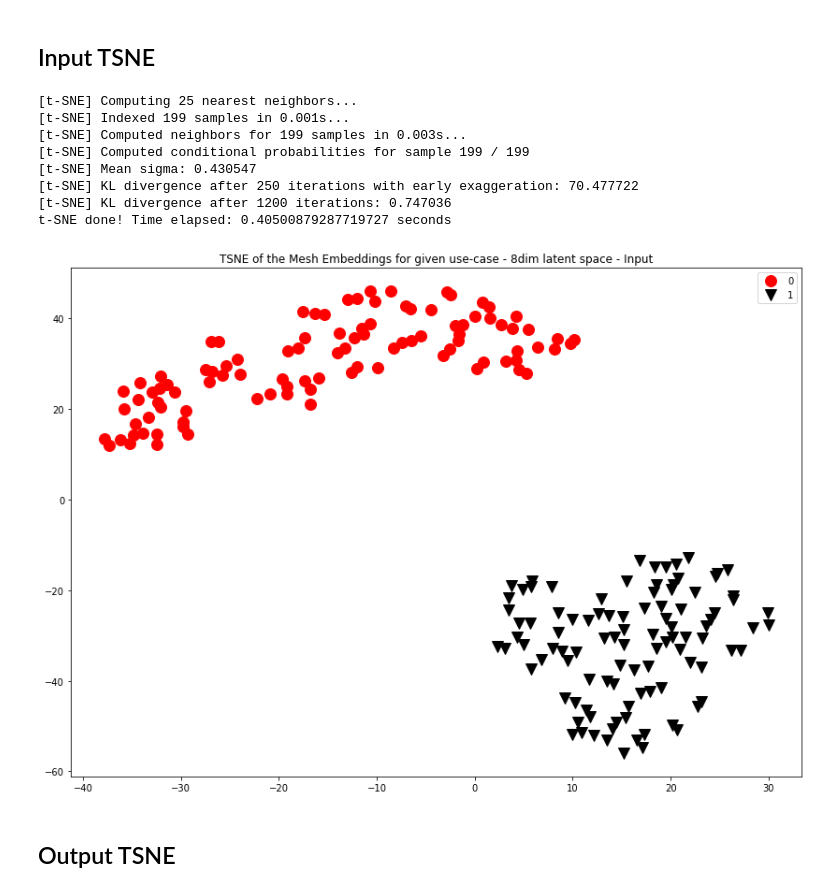
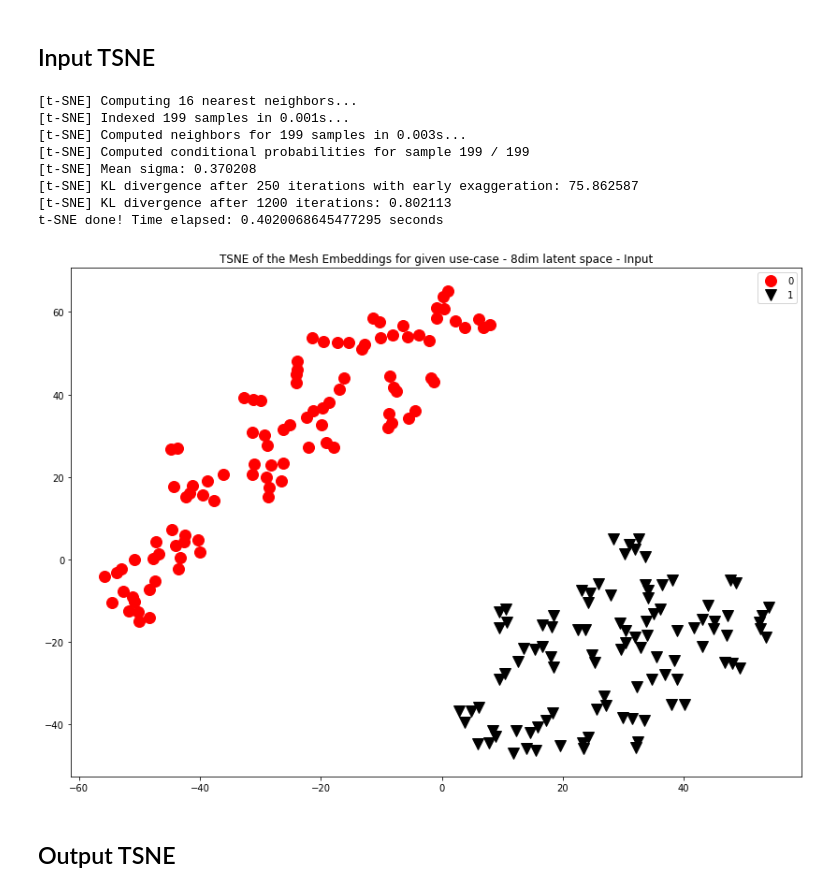
Before and after one commit to ShaulSolomon/academix-ydata-project-truncated, a Jupyter notebook: code/5_vae.ipynb, the cells around one changed output. Drawn from its saved outputs; the diff is of its cells as text; code cells hidden in the pictures.

```diff
--- a/code/5_vae.ipynb
+++ b/code/5_vae.ipynb
@@ -662,40 +662,40 @@ Using pre-defined VAE FEATURES
 ## Input TSNE
 # %%
 time_start = time.time()
-tsne = TSNE(n_components=2, verbose=1, perplexity=8, n_iter=1200,random_state=42)
+tsne = TSNE(n_components=2, verbose=1, perplexity=5, n_iter=1200,random_state=42)
 tsne_results = tsne.fit_transform(group_run.features)
 print('t-SNE done! Time elapsed: {} seconds'.format(time.time()-time_start))
 
 df_subset=pd.DataFrame()
 df_subset['tsne-2d-one'] = tsne_results[:,0]
 df_subset['tsne-2d-two'] = tsne_results[:,1]
 df_subset['class'] = labels
 
 groups = df_subset.groupby('class')
 markers = ['o','v',"x"]
 colors = ["red","black","green"]
 # Plot
 fig, ax = plt.subplots(figsize=(14,10))
 
 ax.margins(0.05) # Optional, just adds 5% padding to the autoscaling
 for i, (name, group) in enumerate(groups):
     ax.set_title("TSNE of the Mesh Embeddings for given use-case - 8dim latent space - Input")
     ax.plot(group['tsne-2d-one'], group['tsne-2d-two'], marker=markers[i], linestyle='', ms=12, label=name, color=colors[i])
 ax.legend()
 plt.show()
 fig.tight_layout();
 
 # fig.savefig('code/img/TSNE_Plots/meshemb_2usecase100_8dimls_input_MSE+KLD.png', bbox_inches='tight')
 # %% [output]
-[t-SNE] Computing 25 nearest neighbors...
+[t-SNE] Computing 16 nearest neighbors...
 [t-SNE] Indexed 199 samples in 0.001s...
 [t-SNE] Computed neighbors for 199 samples in 0.003s...
 [t-SNE] Computed conditional probabilities for sample 199 / 199
-[t-SNE] Mean sigma: 0.430547
-[t-SNE] KL divergence after 250 iterations with early exaggeration: 70.477722
-[t-SNE] KL divergence after 1200 iterations: 0.747036
-t-SNE done! Time elapsed: 0.40500879287719727 seconds
+[t-SNE] Mean sigma: 0.370208
+[t-SNE] KL divergence after 250 iterations with early exaggeration: 75.862587
+[t-SNE] KL divergence after 1200 iterations: 0.802113
+t-SNE done! Time elapsed: 0.4020068645477295 seconds
-[figure, old version]
+[figure, new version]
 # %% [markdown]
 ## Output TSNE
 # %%
```
Also changed, not shown: parts of 8 cells of this notebook, 3 other files.
